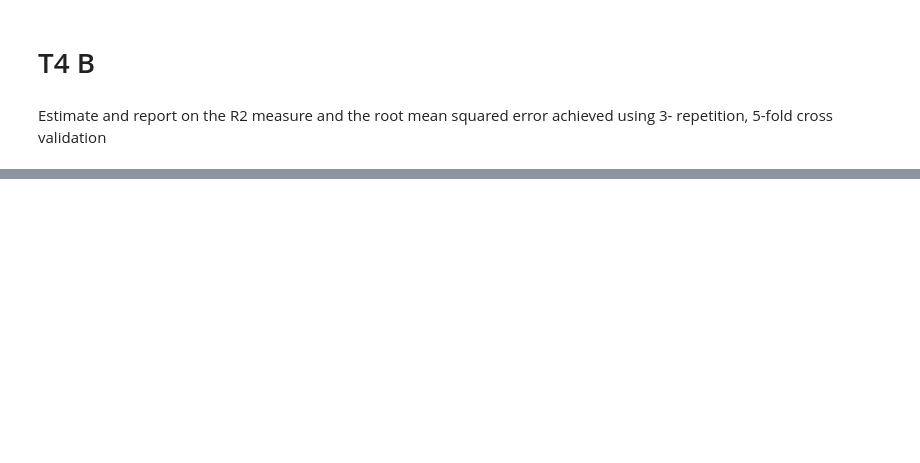
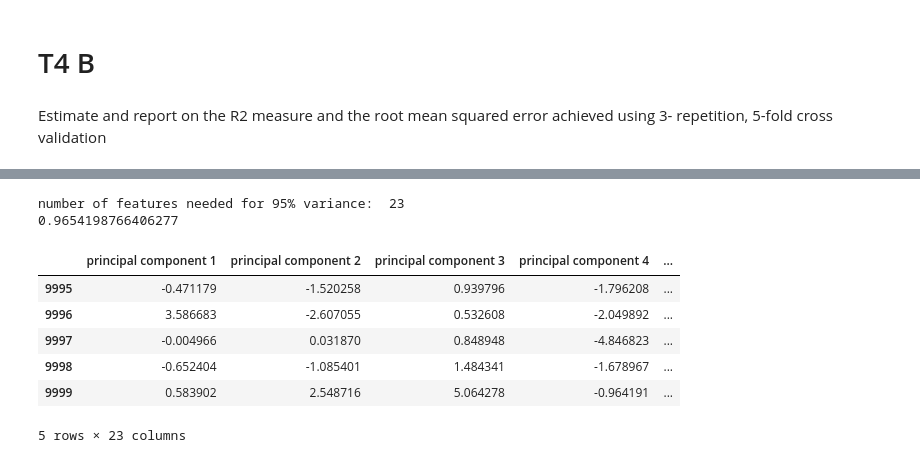
Before and after one commit to claredavies/AutomaticLearning, a Jupyter notebook: Assignment1/SupervisedLearningAssignment.ipynb, the cells around one changed output, grey strips where cells are left out. Saved outputs shown, nothing was run; the diff lists cells and outputs as text; code cells hidden in the pictures; blank space fills up the shorter version.

```diff
--- a/Assignment1/SupervisedLearningAssignment.ipynb
+++ b/Assignment1/SupervisedLearningAssignment.ipynb
@@ -597,0 +642,7 @@ Root mean squared error: 1.579 (0.060)
+# %%
+dfClassificationX = dfX.join(dfT)
+# %%
+standardizer = StandardScaler()
+dfClassificationX = standardizer.fit_transform(dfClassificationX)
+dfClassificationX = pd.DataFrame(data = dfClassificationX
+             , columns = columnNames)
@@ -597,0 +651,25 @@ Root mean squared error: 1.579 (0.060)
+# %%
+n = findWantedKforPCA(dfClassificationX, 0.95)
+print("number of features needed for 95% variance:  " + str(n))
+pca = PCA(n_components=n)
+principalComponents = pca.fit_transform(dfClassificationX)
+
+pca.explained_variance_ratio_
+print(sum(pca.explained_variance_ratio_))
+
+dfClassificationX = pd.DataFrame(data = principalComponents
+             , columns = ['principal component 1', 'principal component 2','principal component 3', 'principal component 4','principal component 5','principal component 6','principal component 7','principal component 8','principal component 9','principal component 10',
+                          'principal component 11','principal component 12','principal component 13', 'principal component 14', 'principal component 15','principal component 16','principal component 17', 'principal component 18',
+                          'principal component 19','principal component 20','principal component 21', 'principal component 22', 'principal component 23'])
+
+dfClassificationX.tail()
+# %% [output]
+number of features needed for 95% variance:  23
+0.9654198766406277
+|  | principal component 1 | principal component 2 | principal component 3 | principal component 4 | ... |
+| 9995 | -0.471179 | -1.520258 | 0.939796 | -1.796208 | ... |
+| 9996 | 3.586683 | -2.607055 | 0.532608 | -2.049892 | ... |
+| 9997 | -0.004966 | 0.031870 | 0.848948 | -4.846823 | ... |
+| 9998 | -0.652404 | -1.085401 | 1.484341 | -1.678967 | ... |
+| 9999 | 0.583902 | 2.548716 | 5.064278 | -0.964191 | ... |
+5 rows × 23 columns
```
Also changed, not shown: parts of 31 cells of this notebook.
